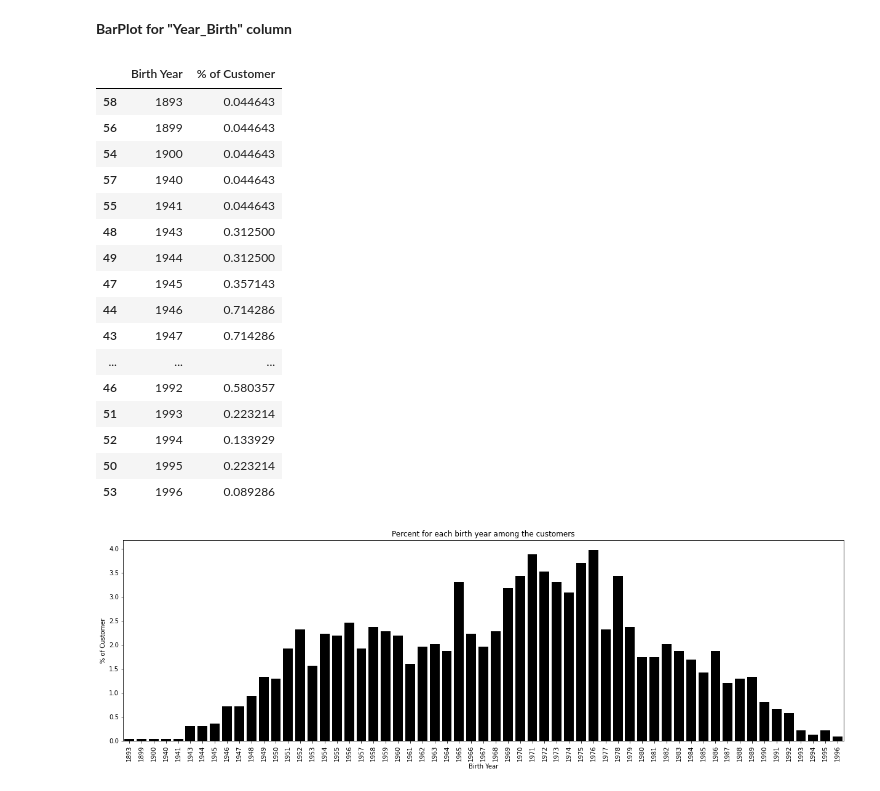
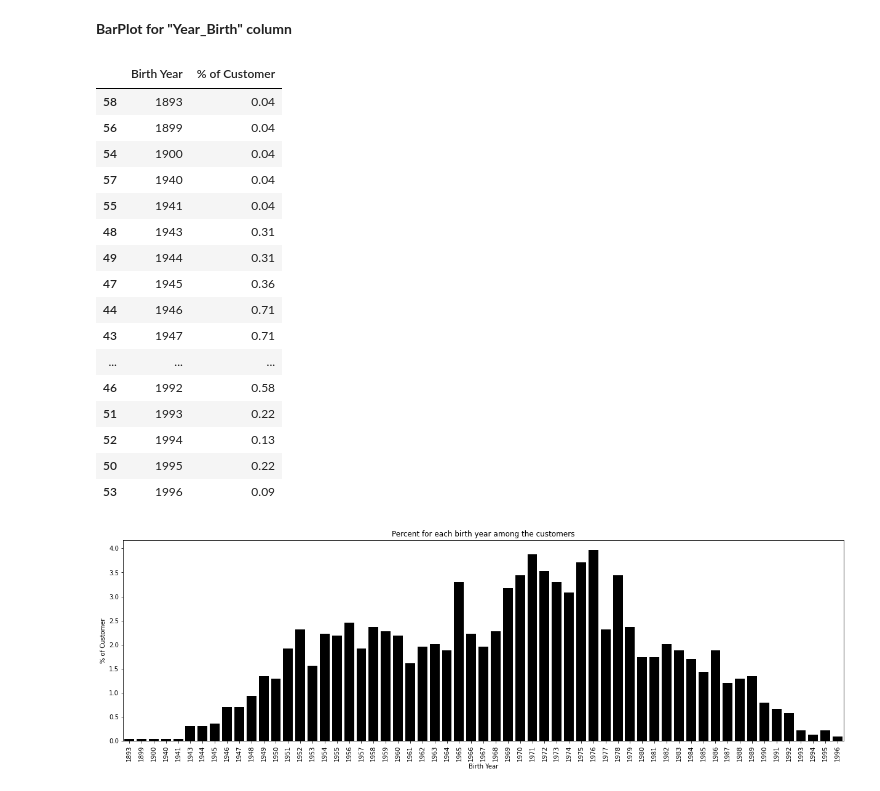
Before and after one commit to azratuni/Data-Visualization-with-Python, a Jupyter notebook: Data Visualization - Bar Plot.ipynb, the cells around one changed output. Cells and saved outputs as stored; diff of their text form; code cells hidden in the pictures.

```diff
--- a/Data Visualization - Bar Plot.ipynb
+++ b/Data Visualization - Bar Plot.ipynb
@@ -200,41 +200,41 @@ array([  0,   5,  10,  15,  20,  25,  30,  35,  40,  45,  50,  55,  60,
 # %%
 Year_Birth_count = df["Year_Birth"].value_counts(normalize=True)
 Year_Birth_count = pd.DataFrame(Year_Birth_count)
 #print(Year_Birth_count.index)
 
 Year_Birth_count = Year_Birth_count.reset_index()
 #display(Year_Birth_count)
 
 ## Fixing column names
 
 Year_Birth_count = Year_Birth_count.rename(columns={"index":"Birth Year", "Year_Birth":"% of Customer"})
 ##display(Year_Birth_count)
 
 Year_Birth_count = Year_Birth_count.sort_values(by='Birth Year')
 
 Year_Birth_count["% of Customer"]= Year_Birth_count["% of Customer"]*100
 #display(Year_Birth_count)
 
-Year_Birth["% of Customer"]= np.round(Year_Birth["% of Customer"],2)
+Year_Birth_count["% of Customer"]= np.round(Year_Birth_count["% of Customer"],2)
 display(Year_Birth_count)
 # %% [output]
 |  | Birth Year | % of Customer |
-| 58 | 1893 | 0.044643 |
-| 56 | 1899 | 0.044643 |
-| 54 | 1900 | 0.044643 |
-| 57 | 1940 | 0.044643 |
-| 55 | 1941 | 0.044643 |
-| 48 | 1943 | 0.312500 |
-| 49 | 1944 | 0.312500 |
-| 47 | 1945 | 0.357143 |
-| 44 | 1946 | 0.714286 |
-| 43 | 1947 | 0.714286 |
+| 58 | 1893 | 0.04 |
+| 56 | 1899 | 0.04 |
+| 54 | 1900 | 0.04 |
+| 57 | 1940 | 0.04 |
+| 55 | 1941 | 0.04 |
+| 48 | 1943 | 0.31 |
+| 49 | 1944 | 0.31 |
+| 47 | 1945 | 0.36 |
+| 44 | 1946 | 0.71 |
+| 43 | 1947 | 0.71 |
 | ... | ... | ... |
-| 46 | 1992 | 0.580357 |
-| 51 | 1993 | 0.223214 |
-| 52 | 1994 | 0.133929 |
-| 50 | 1995 | 0.223214 |
-| 53 | 1996 | 0.089286 |
+| 46 | 1992 | 0.58 |
+| 51 | 1993 | 0.22 |
+| 52 | 1994 | 0.13 |
+| 50 | 1995 | 0.22 |
+| 53 | 1996 | 0.09 |
 # %%
 plt.figure(figsize = (21,6))
 sns.barplot(x='Birth Year', y='% of Customer', data=Year_Birth_count, color= "black")
```
Also changed, not shown: parts of 1 cell of this notebook.
